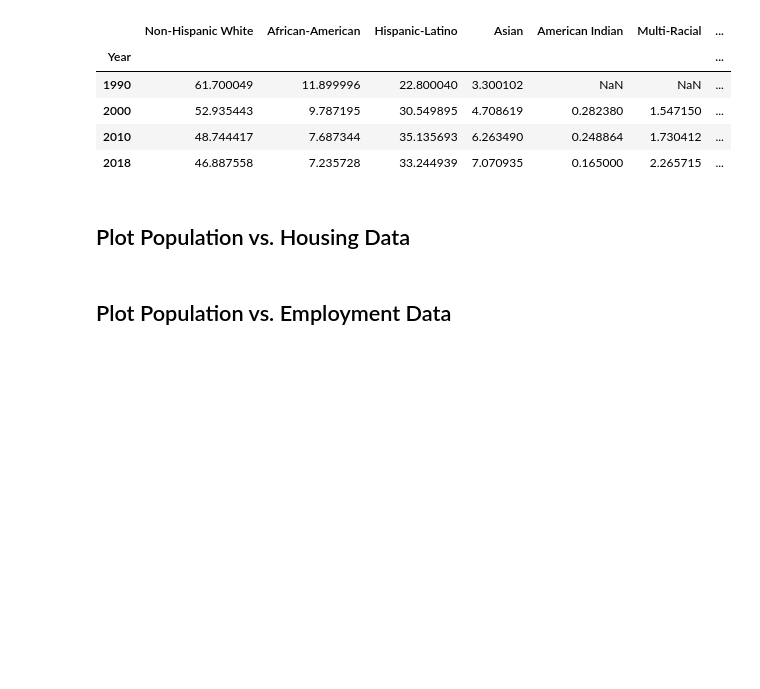
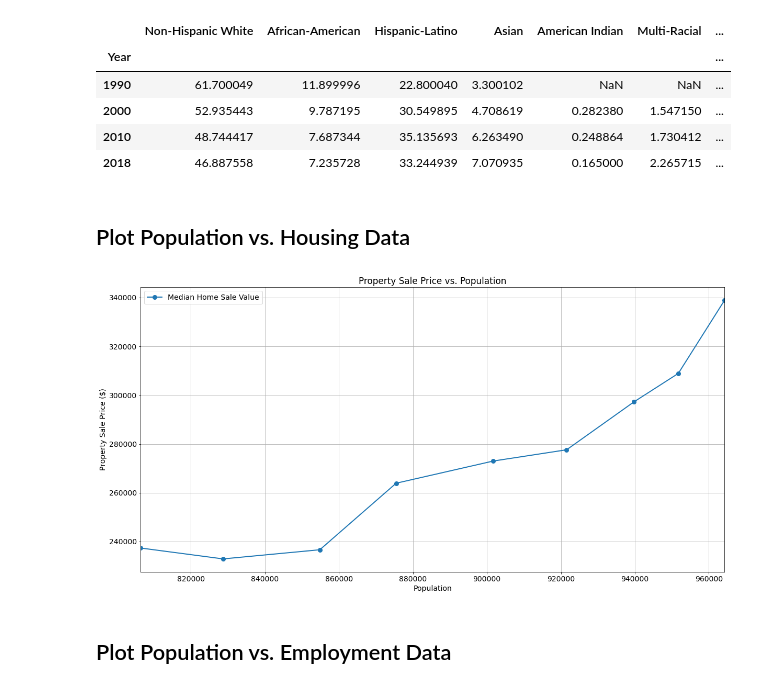
Before and after one commit to ybacoder/project-1, a Jupyter notebook: project_1.ipynb, the cells around one changed output. Cells and saved outputs as stored; diff of their text form; code cells hidden in the pictures; blank space fills up the shorter version.

Commit message:
Add housing/employment vs. population charts

```diff
--- a/project_1.ipynb
+++ b/project_1.ipynb
@@ -1578,8 +1578,7 @@ labor_yearly_df.head()
 | 2013 | 513750 | 489962 | 95.4 | 23788 | 4.6 |
 | 2014 | 528511 | 508899 | 96.3 | 19612 | 3.7 |
 # %%
-austin_data = pd.merge(left=population_df, right=zillow_series_annual_austin, left_index=True, right_index=True)
-austin_data = pd.merge(left=austin_data, right=labor_yearly_df, left_index=True, right_index=True)
+austin_data = pd.merge(left=population_df, right=zillow_series_annual_austin, left_index=True, right_index=True).merge(labor_yearly_df, left_index=True, right_index=True)
 austin_data
 # %% [output]
 |  | Population | Population Change | Median Home Sale Value | Labor Force | Employment | Employment Rate % | ... |
@@ -1604,5 +1603,21 @@ race_demo_percent
 | 2018 | 46.887558 | 7.235728 | 33.244939 | 7.070935 | 0.165000 | 2.265715 | ... |
 # %% [markdown]
 ## Plot Population vs. Housing Data
+# %%
+# Incorporate the other graph properties
+austin_data.plot(x="Population", y="Median Home Sale Value", marker="o", linewidth=2, markersize=8)
+plt.title("Property Sale Price vs. Population")
+plt.ylabel("Property Sale Price ($)")
+plt.xlabel("Population")
+plt.grid()
+plt.legend(loc="upper left")
+
+# Save the figure
+# plt.savefig("SocialGrowth.png")
+
+# Show plot
+plt.show()
+# %% [output]
+[figure, added]
 # %% [markdown]
 ## Plot Population vs. Employment Data
```
Also changed, not shown: parts of 1 cell of this notebook.
